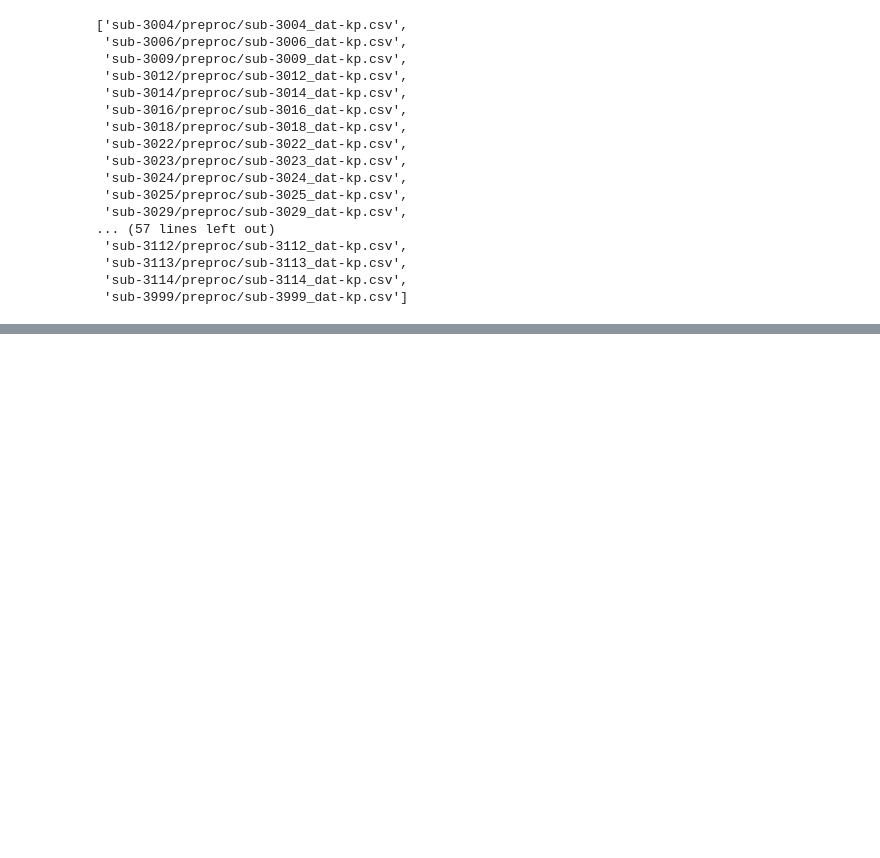
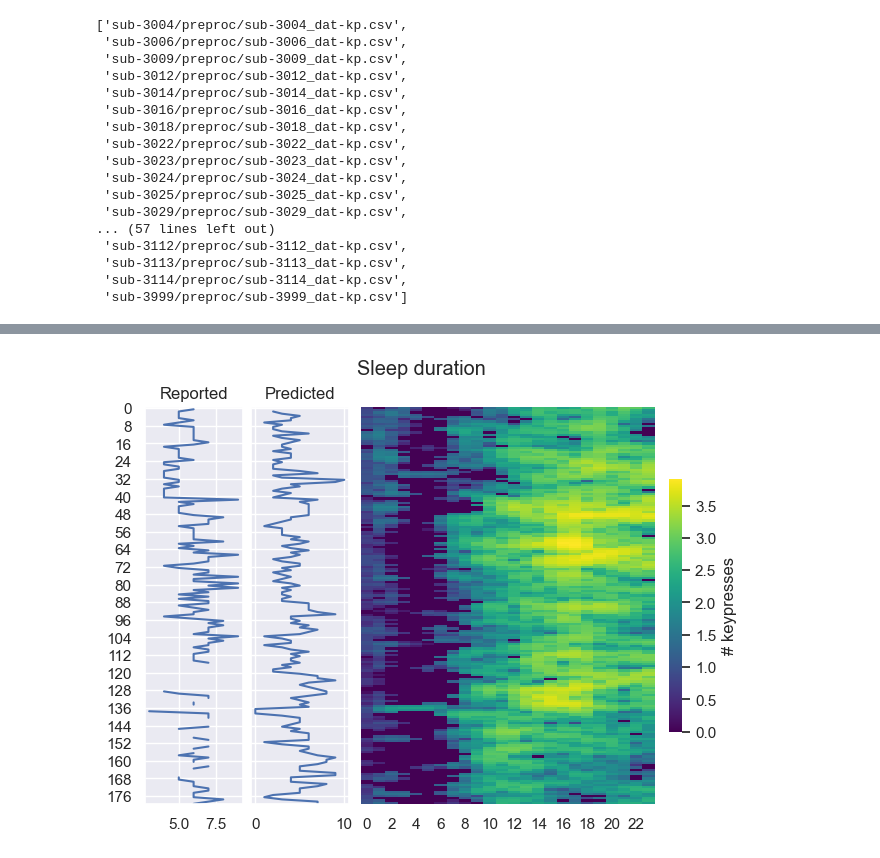
Before and after one commit to Valkje/graph-svd, a Jupyter notebook: clear3_sleep.ipynb, the cells around one changed output, grey strips where cells are left out. Saved outputs shown, nothing was run; the diff lists cells and outputs as text; code cells hidden in the pictures; blank space fills up the shorter version.

```diff
--- a/clear3_sleep.ipynb
+++ b/clear3_sleep.ipynb
@@ -80,0 +192,7 @@ array([[ 2.,  0.,  0.],
+# %%
+days = Mactivity.index
+sleep_pred = np.sum(1 - sleepMatrix, axis=1)
+sleep_pred = pd.DataFrame({'dayNumber': days.values, 'sleep_pred': sleep_pred})
+
+sleep_scores = sleep_scores.merge(sleep_pred, how='outer', on='dayNumber')
+sleep_scores
@@ -80,0 +213,24 @@ array([[ 2.,  0.,  0.],
+# %%
+fig = plt.figure(layout="constrained")
+
+fig.suptitle("Sleep duration")
+
+gs = GridSpec(1, 5, fig)
+
+ax1 = fig.add_subplot(gs[0, 0])
+ax2 = fig.add_subplot(gs[0, 1], sharey=ax1)
+ax3 = fig.add_subplot(gs[0, 2:], sharey=ax1)
+
+ax1.plot(sleep_scores['sleepdur_yest'], sleep_scores['dayNumber'])
+ax1.invert_yaxis()
+ax1.set_title('Reported')
+
+ax2.plot(sleep_scores['sleep_pred'], sleep_scores['dayNumber'])
+ax2.set_title('Predicted')
+plt.setp(ax2.get_yticklabels(), visible=False);
+
+sns.heatmap(svd, cmap='viridis', ax=ax3,
+            cbar_kws={'label': '# keypresses', 'fraction': 0.043})
+plt.setp(ax3.get_yticklabels(), visible=False);
+# %% [output]
+[figure, added]
```
Also changed, not shown: parts of 16 cells of this notebook.
